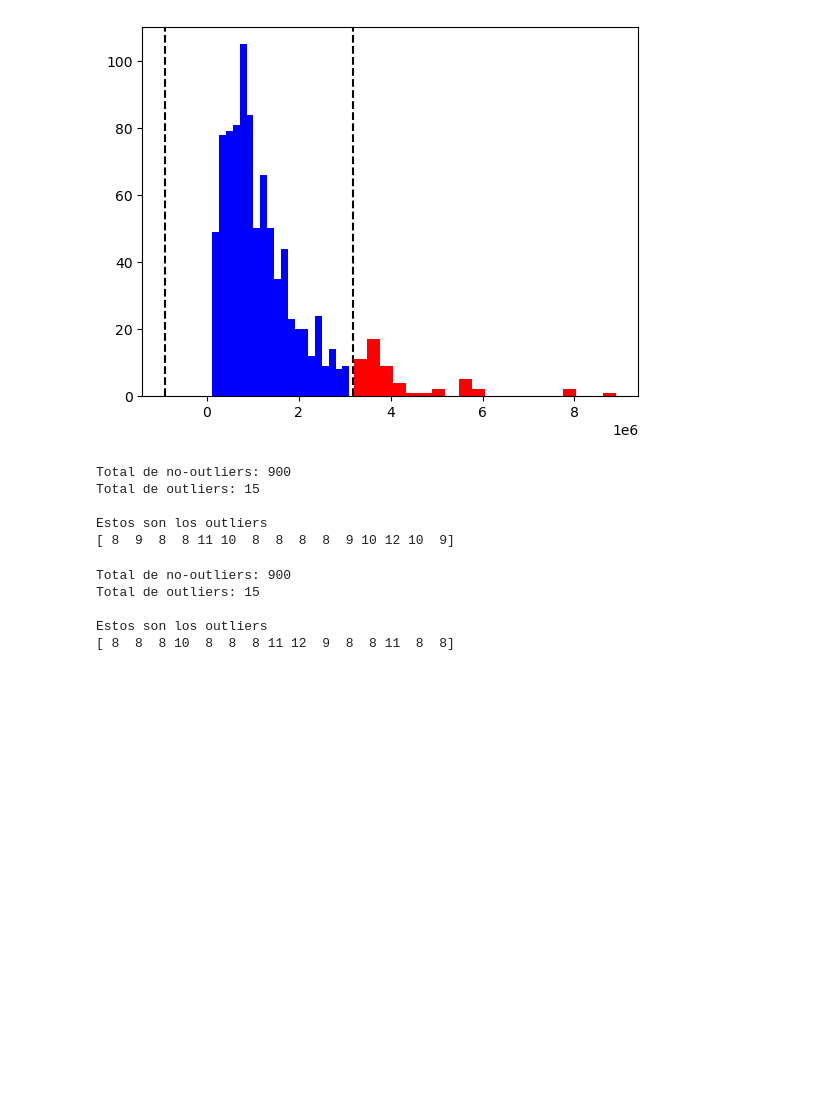
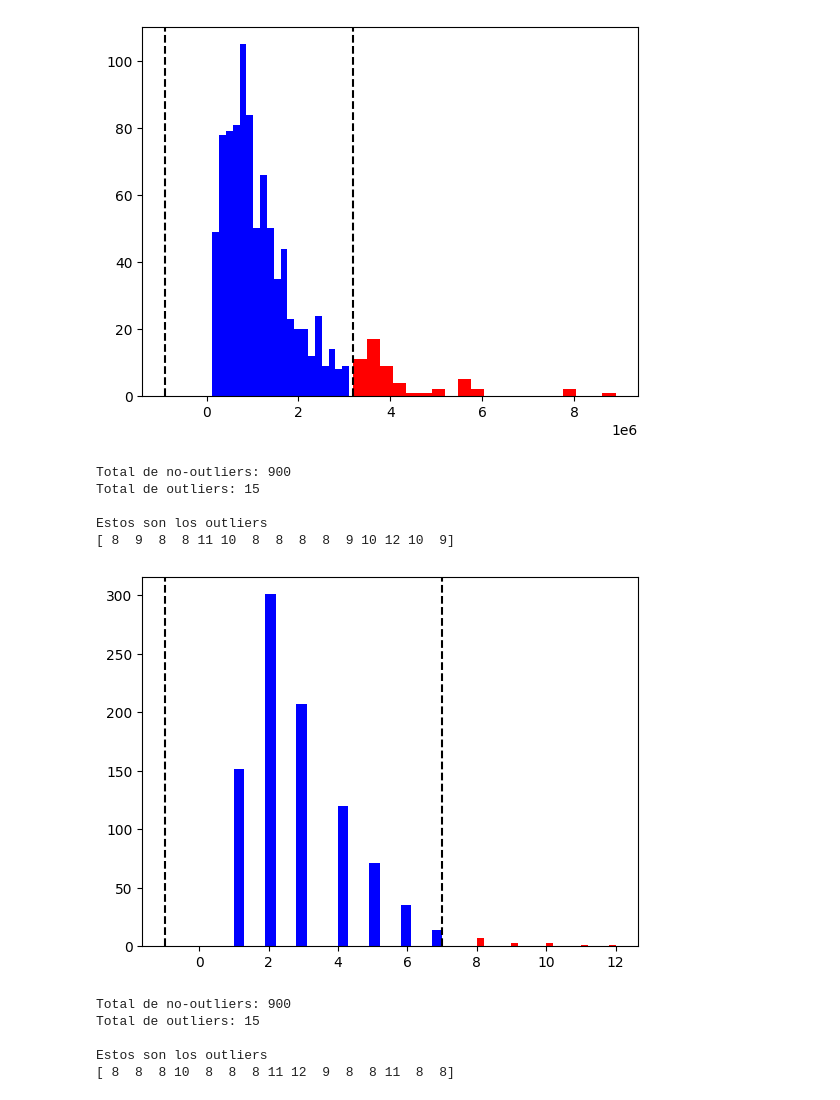
Before and after one commit to mplazap/Bootcamp_ejercicios, a Jupyter notebook: Tema 2 - Matematicas y Estadistica/Ejercicio evaluable (19-12-2024)/M2 - Marino Plaza.ipynb, the cells around one changed output. Saved outputs shown, nothing was run; the diff lists cells and outputs as text; code cells hidden in the pictures; blank space fills up the shorter version.

```diff
--- a/Tema 2 - Matematicas y Estadistica/Ejercicio evaluable (19-12-2024)/M2 - Marino Plaza.ipynb
+++ b/Tema 2 - Matematicas y Estadistica/Ejercicio evaluable (19-12-2024)/M2 - Marino Plaza.ipynb
@@ -1176,3 +1215,30 @@ Estos son los outliers
+# %%
+# Grafico outliers tukey baños
+
+q1_baths_tukey = np.quantile(baths, 0.25)
+q3_baths_tukey = np.quantile(baths, 0.75)
+
+ric_baths_tukey = q3_baths_tukey - q1_baths_tukey
+
+lim_l_baths_tukey = q1_baths_tukey - 1.5*ric_baths_tukey
+lim_r_baths_tukey = q3_baths_tukey + 1.5*ric_baths_tukey
+
+
+# No-Outliers
+plt.hist(norm_baths_tukey, bins = 20, color = "blue")
+
+# Outliers
+plt.hist(outli_baths_tukey, bins = 20, color = "red")
+
+# Q1 - 1.5*ric
+plt.axvline(lim_l_baths_tukey, color = "black", linestyle = "--")
+
+# Q3 + 1.5*ric
+plt.axvline(lim_r_baths_tukey, color = "black", linestyle = "--")
+
+plt.show()
+# %% [output]
+[figure, added]
 # %%
 # Tukey habitaciones
 
```
Also changed, not shown: parts of 21 cells of this notebook.
